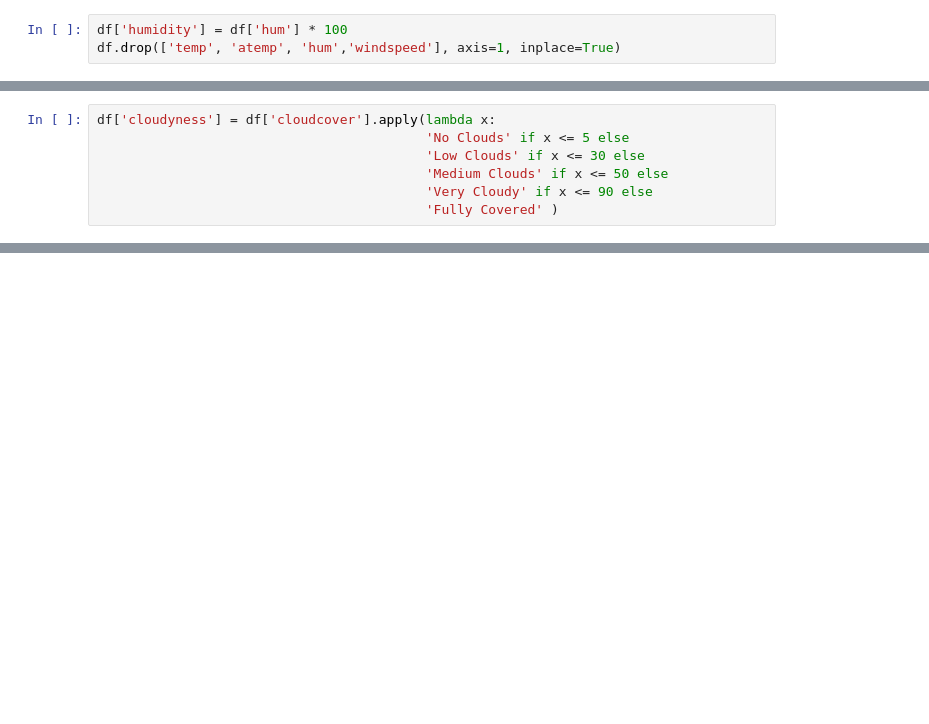
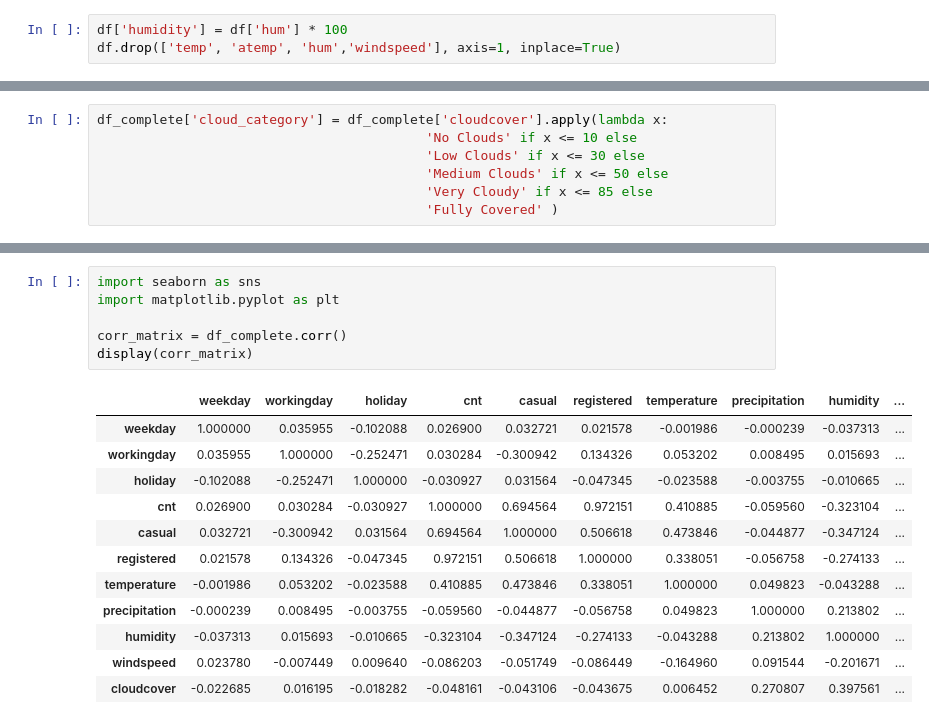
Before and after one commit to Maxremmo/Bike-Sharing-ML, a Jupyter notebook: bike_eda_hourly.ipynb, the cells around one changed output, grey strips where cells are left out. Cells and saved outputs as stored; diff of their text form; blank space fills up the shorter version.

```diff
--- a/bike_eda_hourly.ipynb
+++ b/bike_eda_hourly.ipynb
@@ -202,7 +179,7 @@ df.head()
 # %%
-df['cloudyness'] = df['cloudcover'].apply(lambda x:
-                                          'No Clouds' if x <= 5 else
+df_complete['cloud_category'] = df_complete['cloudcover'].apply(lambda x:
+                                          'No Clouds' if x <= 10 else
                                           'Low Clouds' if x <= 30 else
                                           'Medium Clouds' if x <= 50 else
-                                          'Very Cloudy' if x <= 90 else
+                                          'Very Cloudy' if x <= 85 else
                                           'Fully Covered' )
@@ -208,0 +248,19 @@ df['cloudyness'] = df['cloudcover'].apply(lambda x:
+# %%
+import seaborn as sns
+import matplotlib.pyplot as plt
+
+corr_matrix = df_complete.corr()
+display(corr_matrix)
+# %% [output]
+|  | weekday | workingday | holiday | cnt | casual | registered | temperature | precipitation | humidity | ... |
+| weekday | 1.000000 | 0.035955 | -0.102088 | 0.026900 | 0.032721 | 0.021578 | -0.001986 | -0.000239 | -0.037313 | ... |
+| workingday | 0.035955 | 1.000000 | -0.252471 | 0.030284 | -0.300942 | 0.134326 | 0.053202 | 0.008495 | 0.015693 | ... |
+| holiday | -0.102088 | -0.252471 | 1.000000 | -0.030927 | 0.031564 | -0.047345 | -0.023588 | -0.003755 | -0.010665 | ... |
+| cnt | 0.026900 | 0.030284 | -0.030927 | 1.000000 | 0.694564 | 0.972151 | 0.410885 | -0.059560 | -0.323104 | ... |
+| casual | 0.032721 | -0.300942 | 0.031564 | 0.694564 | 1.000000 | 0.506618 | 0.473846 | -0.044877 | -0.347124 | ... |
+| registered | 0.021578 | 0.134326 | -0.047345 | 0.972151 | 0.506618 | 1.000000 | 0.338051 | -0.056758 | -0.274133 | ... |
+| temperature | -0.001986 | 0.053202 | -0.023588 | 0.410885 | 0.473846 | 0.338051 | 1.000000 | 0.049823 | -0.043288 | ... |
+| precipitation | -0.000239 | 0.008495 | -0.003755 | -0.059560 | -0.044877 | -0.056758 | 0.049823 | 1.000000 | 0.213802 | ... |
+| humidity | -0.037313 | 0.015693 | -0.010665 | -0.323104 | -0.347124 | -0.274133 | -0.043288 | 0.213802 | 1.000000 | ... |
+| windspeed | 0.023780 | -0.007449 | 0.009640 | -0.086203 | -0.051749 | -0.086449 | -0.164960 | 0.091544 | -0.201671 | ... |
+| cloudcover | -0.022685 | 0.016195 | -0.018282 | -0.048161 | -0.043106 | -0.043675 | 0.006452 | 0.270807 | 0.397561 | ... |
```
Also changed, not shown: parts of 30 cells of this notebook.
